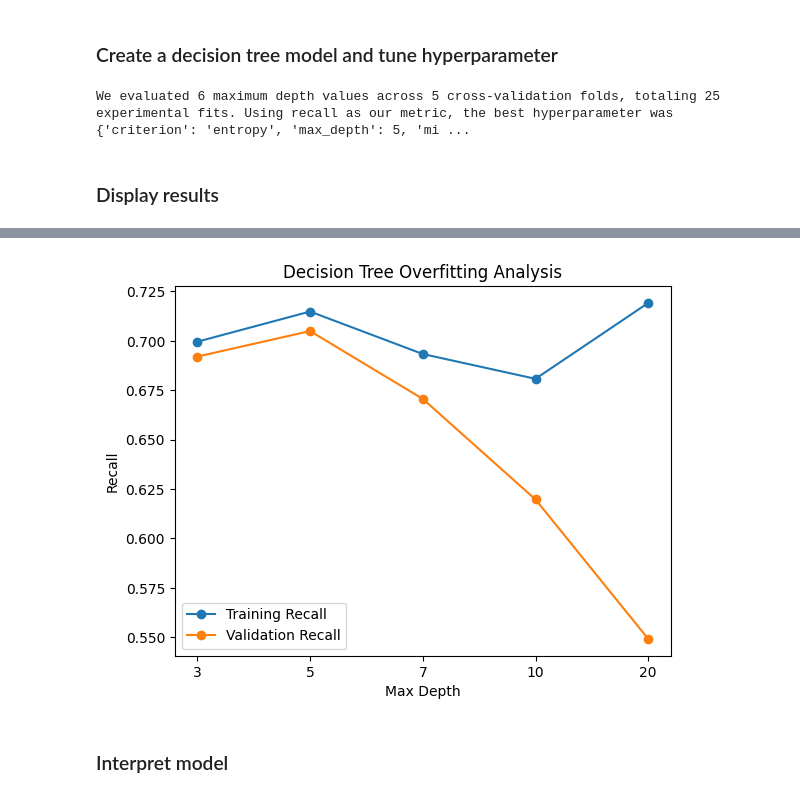
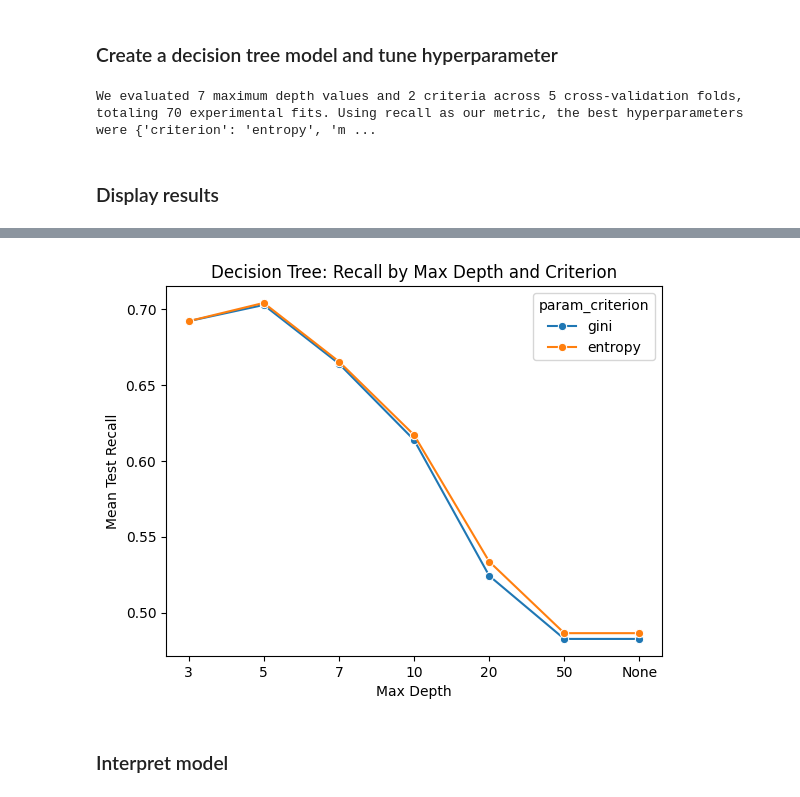
Before and after one commit to amylin1249/nypd-enforcement-gap, a Jupyter notebook: src/train_nonlinear_model.ipynb, the cells around one changed output, grey strips where cells are left out. Cells and saved outputs as stored; diff of their text form; code cells hidden in the pictures.

```diff
--- a/src/train_nonlinear_model.ipynb
+++ b/src/train_nonlinear_model.ipynb
@@ -50,13 +51,11 @@ dt = DecisionTreeClassifier(class_weight="balanced", random_state=123)
 # Define how data should be split, using a specified seed
 cv_split = KFold(n_splits=5, shuffle=True, random_state=123)
 
-# Define parameter grid for hyperparameter tuning
+#Define parameter grid for hyperparameter tuning
 param_grid_dt = {
-    "max_depth": [3, 5, 7, 10, 20, None],
-    "min_samples_split" : [2, 5, 10],
-    "min_samples_leaf" :[1, 2, 4],
+    "max_depth": [3, 5, 7, 10, 20, 50, None],
     "criterion": ["gini", "entropy"]
-    }
+}
 
 scoring = ["accuracy", "precision", "recall", "f1"]
 
@@ -74,9 +73,9 @@ dt_grid_search = GridSearchCV(
 # Run GridSearchCV
 dt_grid_search.fit(X_train, y_train)
 
-print(f"We evaluated 6 maximum depth values across 5 cross-validation folds, totaling 25 experimental fits. Using recall as our metric, the best hyperparameter was {dt_grid_search.best_params_}, which achieved a score of {dt_grid_search.best_score_:.2f}.")
+print(f"We evaluated 7 maximum depth values and 2 criteria across 5 cross-validation folds, totaling 70 experimental fits. Using recall as our metric, the best hyperparameters were {dt_grid_search.best_params_}, which achieved a score of {dt_grid_search.best_score_:.2f}.")
 # %% [output]
-We evaluated 6 maximum depth values across 5 cross-validation folds, totaling 25 experimental fits. Using recall as our metric, the best hyperparameter was {'criterion': 'entropy', 'max_depth': 5, 'mi ...
+We evaluated 7 maximum depth values and 2 criteria across 5 cross-validation folds, totaling 70 experimental fits. Using recall as our metric, the best hyperparameters were {'criterion': 'entropy', 'm ...
 # %% [markdown]
 ### Display results
 # %%
@@ -84,8 +83,6 @@ dt_grid_search_results = pd.DataFrame(dt_grid_search.cv_results_)
 
 dt_results_table = dt_grid_search_results[[
     "param_max_depth",
-    "param_min_samples_split",
-    "param_min_samples_leaf",
     "param_criterion",
     "mean_test_accuracy", "rank_test_accuracy",
     "mean_test_precision", "rank_test_precision",
@@ -94,27 +91,26 @@ dt_results_table = dt_grid_search_results[[
 
 print(dt_results_table.to_string(index=False, float_format="%.2f"))
 
+dt_results_plot = dt_grid_search_results.copy()
+dt_results_plot["param_max_depth"] = dt_results_plot["param_max_depth"].fillna("None").astype(str)
+
+depth_order = ["3", "5", "7", "10", "20", "50", "None"]
+
 plt.figure()
+seaborn.lineplot(
+    data=dt_results_plot,
+    x="param_max_depth",
+    y="mean_test_recall",
+    hue="param_criterion",
+    marker="o",
+    sort=False,
+    hue_order=["gini", "entropy"]
+)
 
-dt_plot_data = dt_grid_search_results.pivot_table(
-    index="param_max_depth",
-    values=["mean_train_recall", "mean_test_recall"],
-    aggfunc="max" # max recall in each depth
-)
-dt_plot_data.index = dt_plot_data.index.fillna("None").astype(str)
-max_depth_order = ["3", "5", "7", "10", "20", "None"]
+plt.xticks(ticks=range(len(depth_order)), labels=depth_order)
 
-dt_plot_data = dt_plot_data.reindex(max_depth_order)
-plt.plot(dt_plot_data.index, dt_plot_data["mean_train_recall"], marker='o', label="Training Recall")
-plt.plot(dt_plot_data.index, dt_plot_data["mean_test_recall"], marker='o', label="Validation Recall")
-#x_vals = dt_grid_search_results["param_max_depth"].fillna("None").astype(str)
-
-#plt.plot(x_vals, dt_grid_search_results["mean_train_recall"], marker='o', label="Training Recall")
-#plt.plot(x_vals, dt_grid_search_results["mean_test_recall"], marker='o', label="Validation Recall")
-
-plt.title("Decision Tree Overfitting Analysis")
+plt.title("Decision Tree: Recall by Max Depth and Criterion")
 plt.xlabel("Max Depth")
-plt.ylabel("Recall")
-plt.legend()
+plt.ylabel("Mean Test Recall")
 plt.show()
 # %% [output]
@@ -138,4 +132,4 @@ param_max_depth  mean_test_accuracy  rank_test_accuracy  mean_test_precision  ra
-[figure, old version]
+[figure, new version]
 # %% [markdown]
 ### Interpret model
 # %%
```
Also changed, not shown: parts of 9 cells of this notebook.
